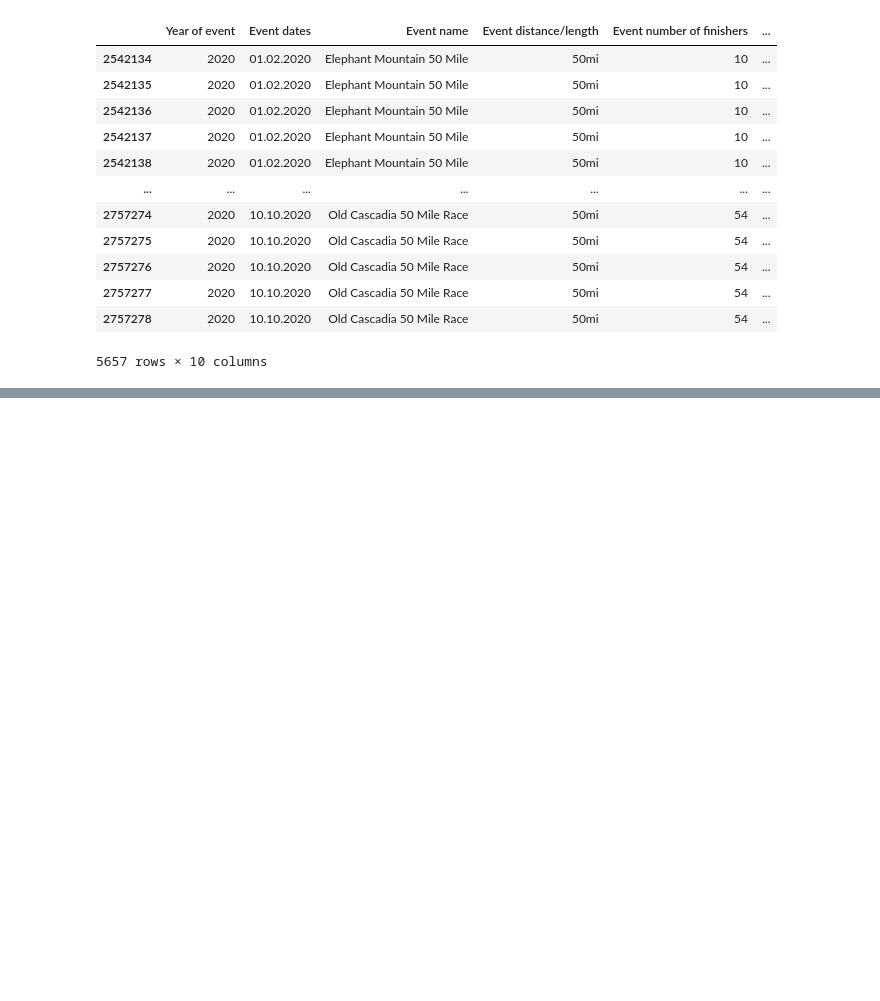
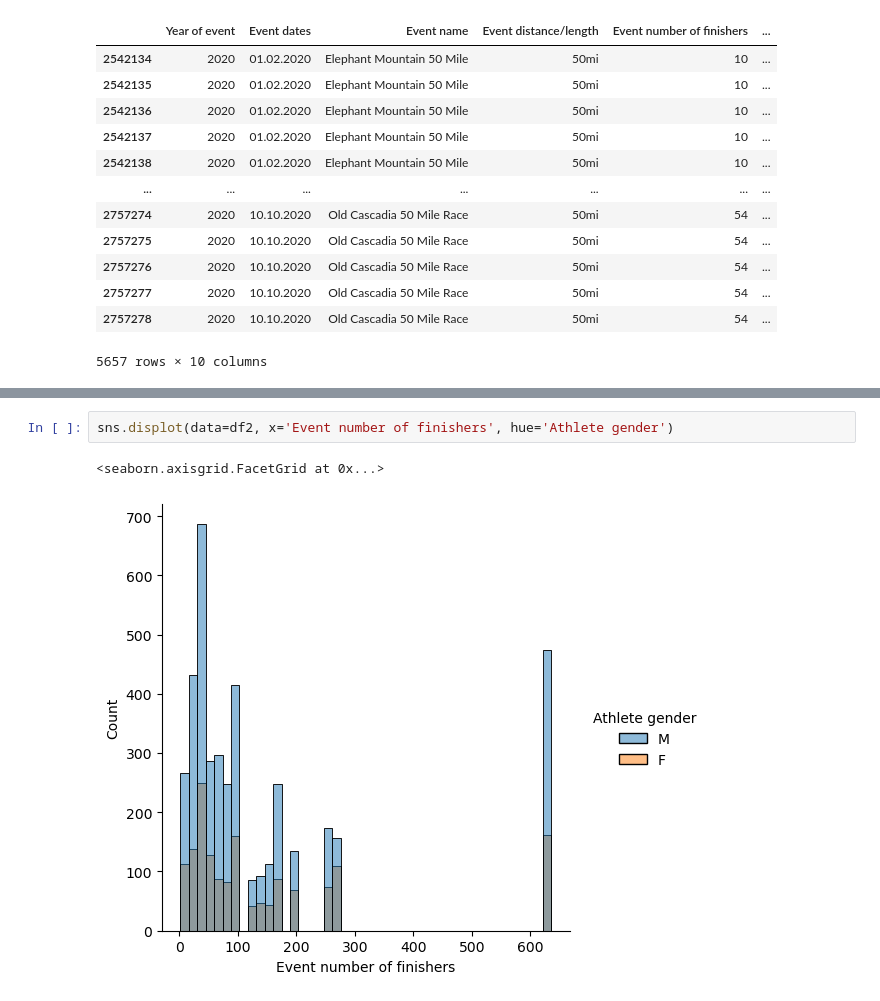
Before and after one commit to Kaustubh-Mathur/DataAnalysis, a Jupyter notebook: Data.ipynb, the cells around one changed output, grey strips where cells are left out. Drawn from its saved outputs; the diff is of its cells as text; blank space fills up the shorter version.

```diff
--- a/Data.ipynb
+++ b/Data.ipynb
@@ -361,0 +399,5 @@ df2
+# %%
+sns.displot(data=df2, x='Event number of finishers', hue='Athlete gender')
+# %% [output]
+<seaborn.axisgrid.FacetGrid at 0x...>
+[figure, added]
```
Also changed, not shown: parts of 8 cells of this notebook.
